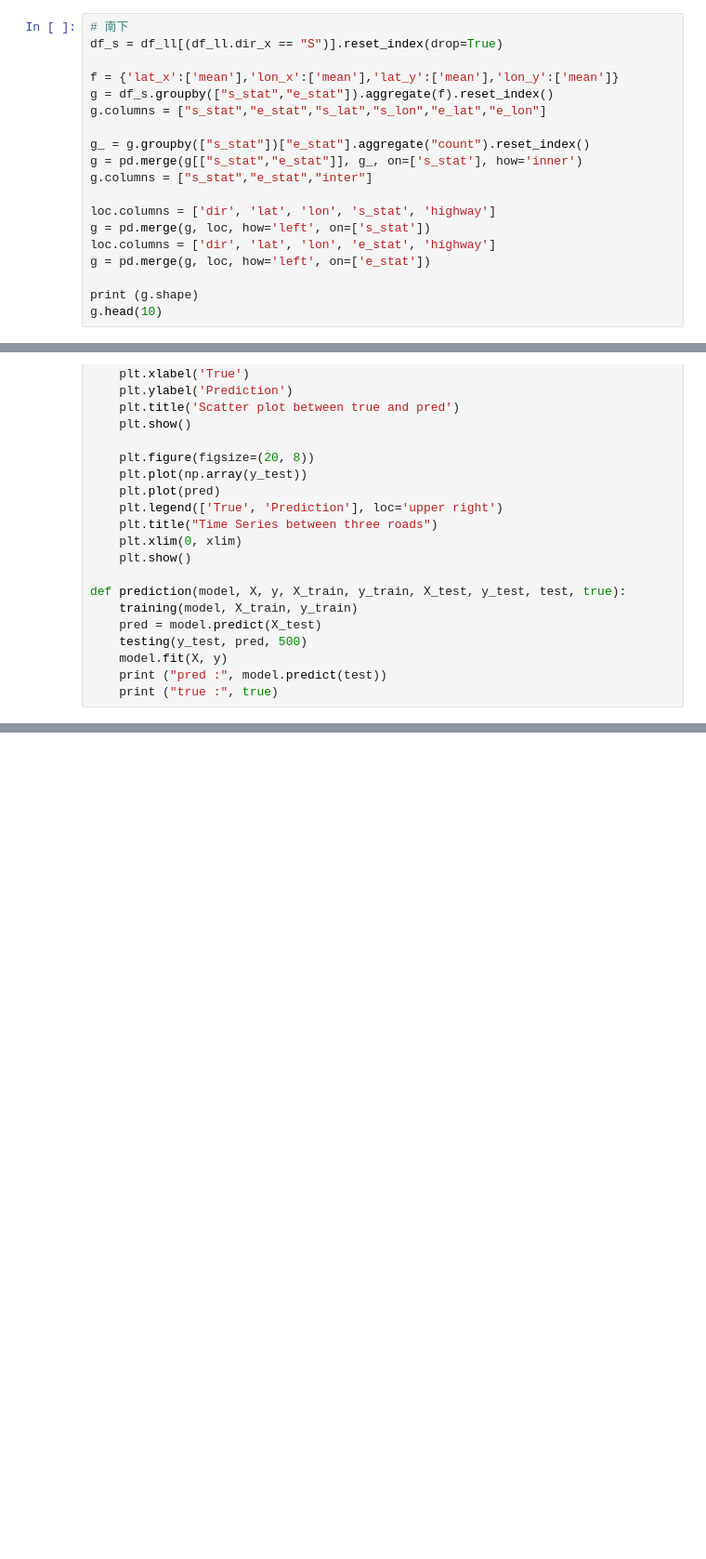
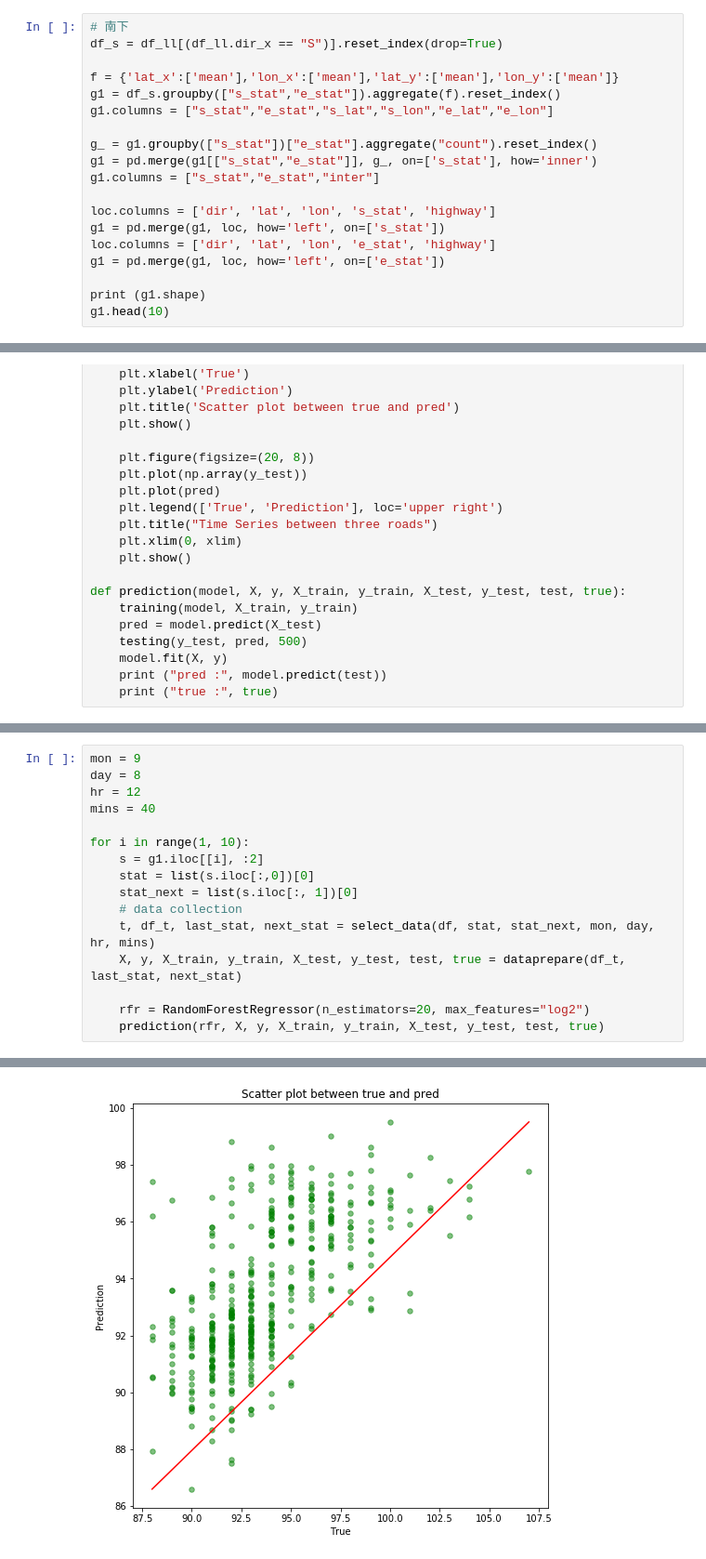
Before and after one commit to t830506/ETC_Visualization_Competition-Highway_Speed_Prediction, a Jupyter notebook: etc_prediction.ipynb, the cells around one changed output, grey strips where cells are left out. Shown at 93% size. Saved outputs shown, nothing was run; the diff lists cells and outputs as text; blank space fills up the shorter version.

```diff
--- a/etc_prediction.ipynb
+++ b/etc_prediction.ipynb
@@ -69,20 +69,20 @@ df_ll.tail()
 df_s = df_ll[(df_ll.dir_x == "S")].reset_index(drop=True)
 
 f = {'lat_x':['mean'],'lon_x':['mean'],'lat_y':['mean'],'lon_y':['mean']}
-g = df_s.groupby(["s_stat","e_stat"]).aggregate(f).reset_index()
-g.columns = ["s_stat","e_stat","s_lat","s_lon","e_lat","e_lon"]
+g1 = df_s.groupby(["s_stat","e_stat"]).aggregate(f).reset_index()
+g1.columns = ["s_stat","e_stat","s_lat","s_lon","e_lat","e_lon"]
 
-g_ = g.groupby(["s_stat"])["e_stat"].aggregate("count").reset_index()
-g = pd.merge(g[["s_stat","e_stat"]], g_, on=['s_stat'], how='inner')
-g.columns = ["s_stat","e_stat","inter"]
+g_ = g1.groupby(["s_stat"])["e_stat"].aggregate("count").reset_index()
+g1 = pd.merge(g1[["s_stat","e_stat"]], g_, on=['s_stat'], how='inner')
+g1.columns = ["s_stat","e_stat","inter"]
 
 loc.columns = ['dir', 'lat', 'lon', 's_stat', 'highway']
-g = pd.merge(g, loc, how='left', on=['s_stat'])
+g1 = pd.merge(g1, loc, how='left', on=['s_stat'])
 loc.columns = ['dir', 'lat', 'lon', 'e_stat', 'highway']
-g = pd.merge(g, loc, how='left', on=['e_stat'])
+g1 = pd.merge(g1, loc, how='left', on=['e_stat'])
 
-print (g.shape)
-g.head(10)
+print (g1.shape)
+g1.head(10)
 # %% [output]
 (240, 11)
 |  | s_stat | e_stat | inter | dir_x | lat_x | lon_x | highway_x | dir_y | lat_y | lon_y | highway_y |
@@ -271 +273,18 @@ pred : [ 91.046]
 true : [[91]]
+# %%
+mon = 9
+day = 8
+hr = 12
+mins = 40
+
+for i in range(1, 10):
+    s = g1.iloc[[i], :2]
+    stat = list(s.iloc[:,0])[0]
+    stat_next = list(s.iloc[:, 1])[0]
+    # data collection
+    t, df_t, last_stat, next_stat = select_data(df, stat, stat_next, mon, day, hr, mins)
+    X, y, X_train, y_train, X_test, y_test, test, true = dataprepare(df_t, last_stat, next_stat)
+
+    rfr = RandomForestRegressor(n_estimators=20, max_features="log2")
+    prediction(rfr, X, y, X_train, y_train, X_test, y_test, test, true)
+# %% [output]
@@ -271,0 +299 @@ true : [[91]]
+[figure, added]
```
Also changed, not shown: parts of 4 cells of this notebook, 4 other files.
